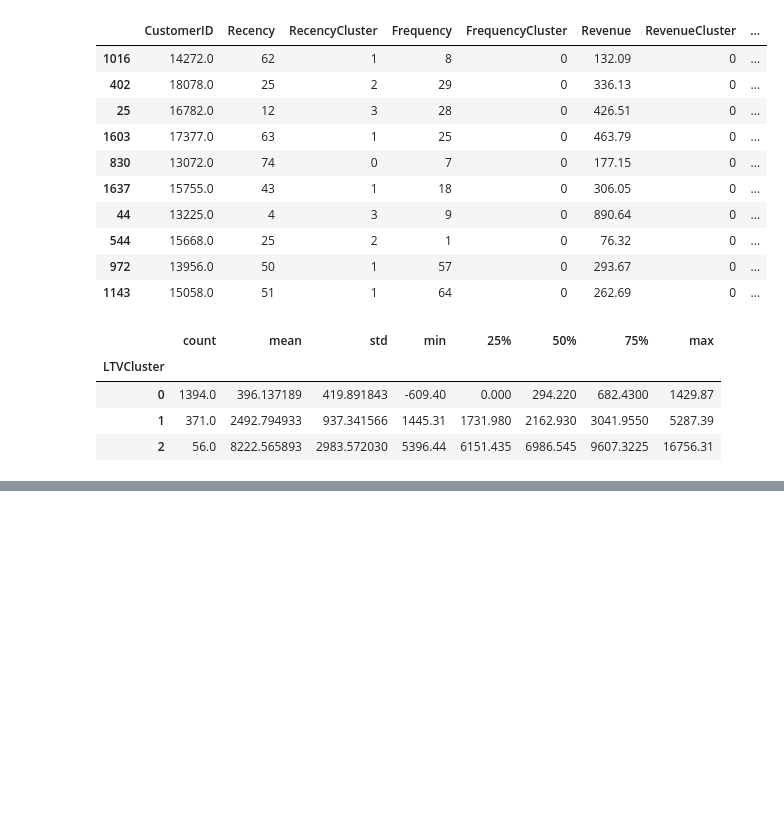
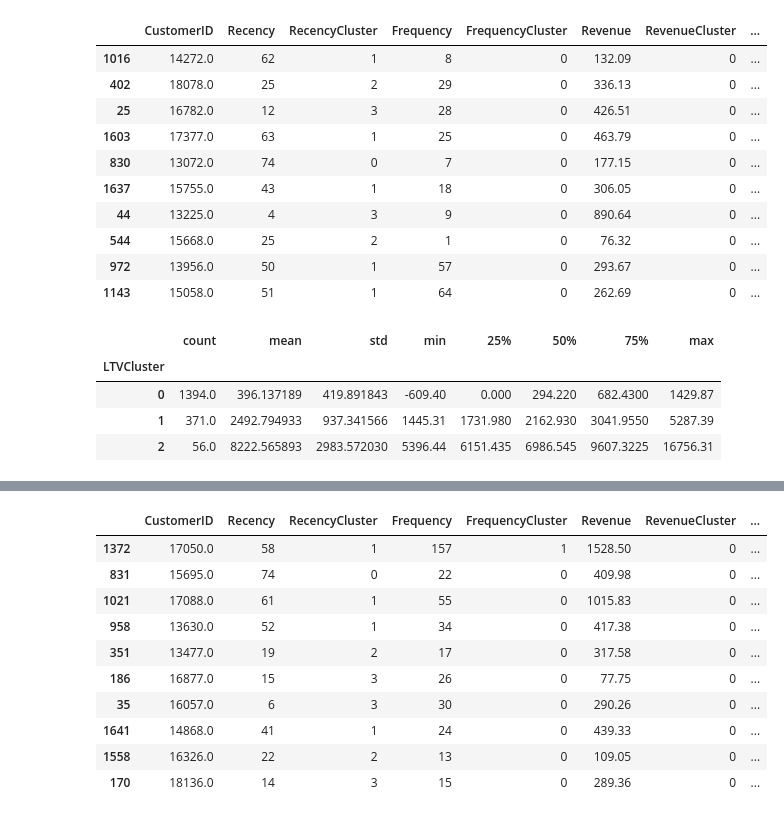
Before and after one commit to sidd-hart/customer-segmentation, a Jupyter notebook: notebooks/2.1-Customer-LifetimeValue-2ndArticle.ipynb, the cells around one changed output, grey strips where cells are left out. Saved outputs shown, nothing was run; the diff lists cells and outputs as text; code cells hidden in the pictures; blank space fills up the shorter version.

```diff
--- a/notebooks/2.1-Customer-LifetimeValue-2ndArticle.ipynb
+++ b/notebooks/2.1-Customer-LifetimeValue-2ndArticle.ipynb
@@ -314,0 +319,3 @@ tx_cluster.groupby('LTVCluster')['m6_Revenue'].describe()
+# %%
+#convert categorical columns to numerical
+tx_class = pd.get_dummies(tx_cluster)
@@ -314,0 +348,14 @@ tx_cluster.groupby('LTVCluster')['m6_Revenue'].describe()
+# %%
+tx_class.sample(10)
+# %% [output]
+|  | CustomerID | Recency | RecencyCluster | Frequency | FrequencyCluster | Revenue | RevenueCluster | ... |
+| 1372 | 17050.0 | 58 | 1 | 157 | 1 | 1528.50 | 0 | ... |
+| 831 | 15695.0 | 74 | 0 | 22 | 0 | 409.98 | 0 | ... |
+| 1021 | 17088.0 | 61 | 1 | 55 | 0 | 1015.83 | 0 | ... |
+| 958 | 13630.0 | 52 | 1 | 34 | 0 | 417.38 | 0 | ... |
+| 351 | 13477.0 | 19 | 2 | 17 | 0 | 317.58 | 0 | ... |
+| 186 | 16877.0 | 15 | 3 | 26 | 0 | 77.75 | 0 | ... |
+| 35 | 16057.0 | 6 | 3 | 30 | 0 | 290.26 | 0 | ... |
+| 1641 | 14868.0 | 41 | 1 | 24 | 0 | 439.33 | 0 | ... |
+| 1558 | 16326.0 | 22 | 2 | 13 | 0 | 109.05 | 0 | ... |
+| 170 | 18136.0 | 14 | 3 | 15 | 0 | 289.36 | 0 | ... |
```
Also changed, not shown: parts of 8 cells of this notebook, 1 other file.
